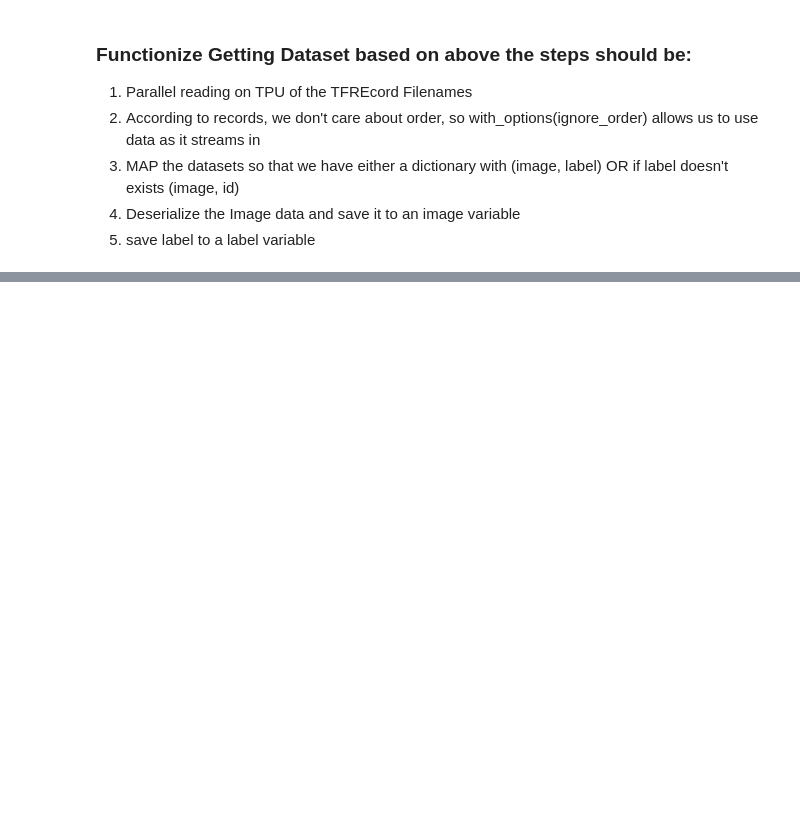
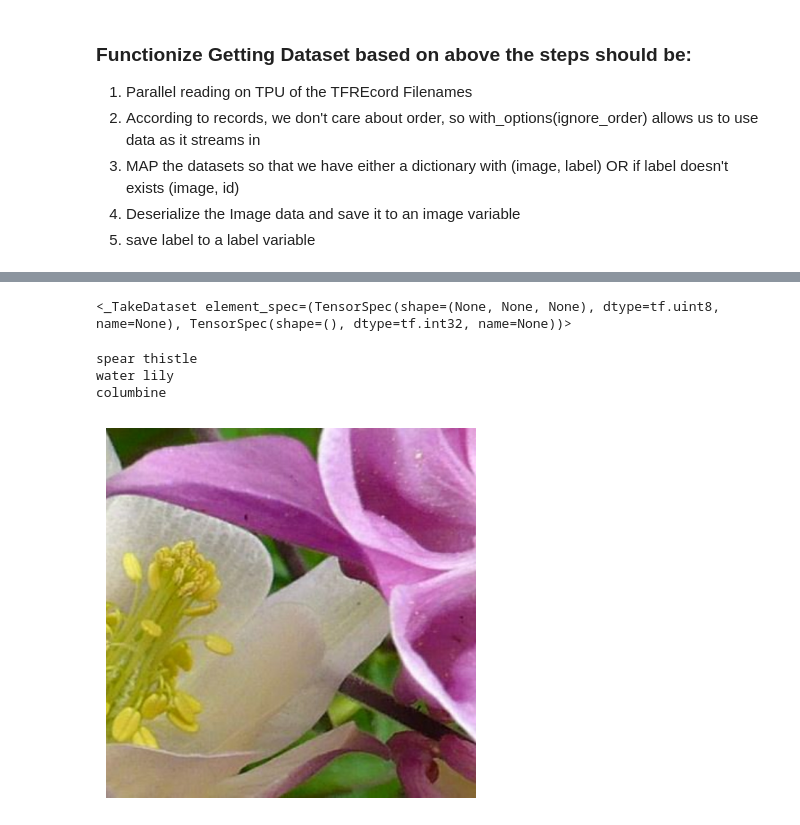
Before and after one commit to chabazite/DeepLearning_Tensorflow, a Jupyter notebook: petals-to-the-metal-competition.ipynb, the cells around one changed output, grey strips where cells are left out. Drawn from its saved outputs; the diff is of its cells as text; code cells hidden in the pictures; blank space fills up the shorter version.

```diff
--- a/petals-to-the-metal-competition.ipynb
+++ b/petals-to-the-metal-competition.ipynb
@@ -225,0 +206,3 @@ AttributeError: '_ParallelMapDataset' object has no attribute 'shape'
+# %%
+for image, image_id in ds_train.take(3):
+    print(image.numpy().shape, image_id.numpy().shape)
@@ -225,0 +218,2 @@ AttributeError: '_ParallelMapDataset' object has no attribute 'shape'
+# %%
+BATCH_SIZE = 16 * strategy.num_replicas_in_sync
@@ -225,0 +254,9 @@ AttributeError: '_ParallelMapDataset' object has no attribute 'shape'
+# %%
+ds_train = get_training_dataset()
+ds_val = get_validation_dataset()
+ds_test = get_testing_dataset()
+# %%
+print("Training data shapes:")
+for image, label in ds_train.take(3):
+    print(image.numpy().shape, label.numpy().shape)
+print("Training data label examples:", label.numpy())
@@ -225,0 +276,18 @@ AttributeError: '_ParallelMapDataset' object has no attribute 'shape'
+# %%
+ds_train.unbatch().take(1)
+# %% [output]
+<_TakeDataset element_spec=(TensorSpec(shape=(None, None, None), dtype=tf.uint8, name=None), TensorSpec(shape=(), dtype=tf.int32, name=None))>
+# %%
+# Can we print out this image using matplot lib?
+import matplotlib.pyplot as plt
+
+for index, el in enumerate(ds_train.unbatch().take(3)):
+    image, label = el
+    print(CLASSES[label])
+    plt.axis('off')
+    plt.imshow(image)
+# %% [output]
+spear thistle
+water lily
+columbine
+[figure, added]
```
Also changed, not shown: parts of 13 cells of this notebook.
